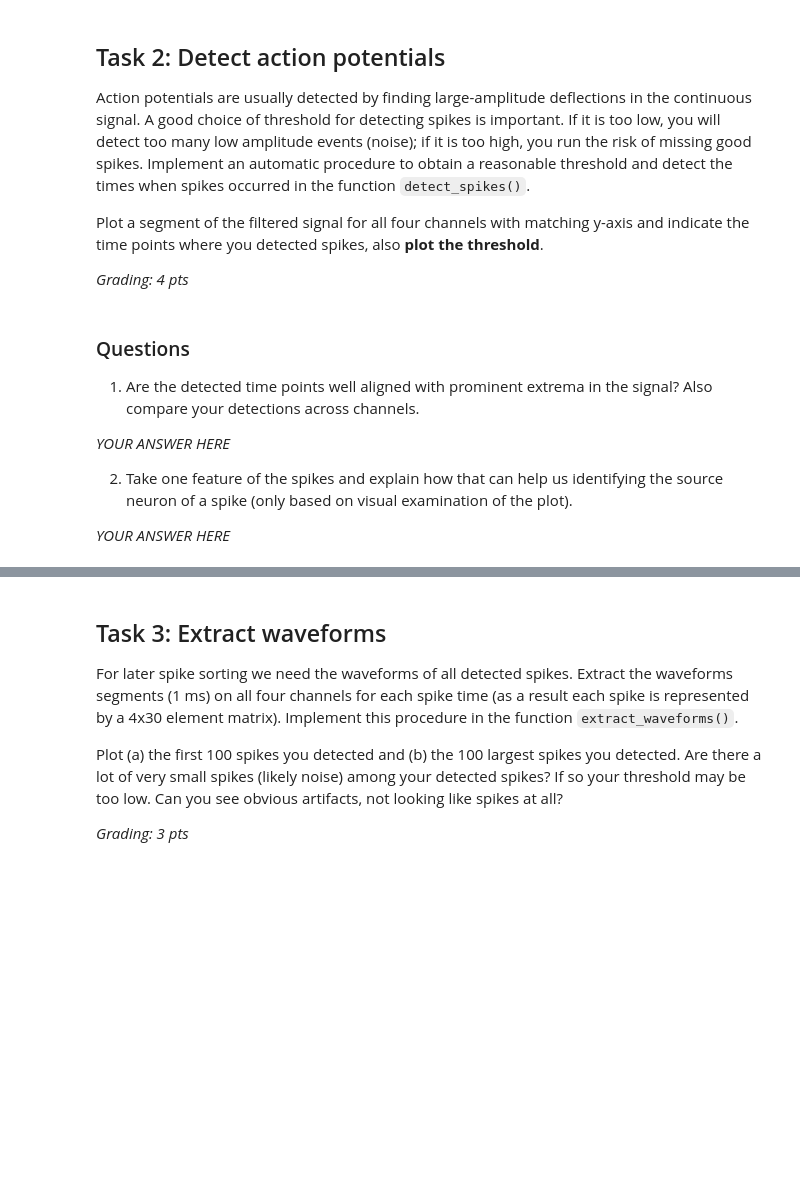
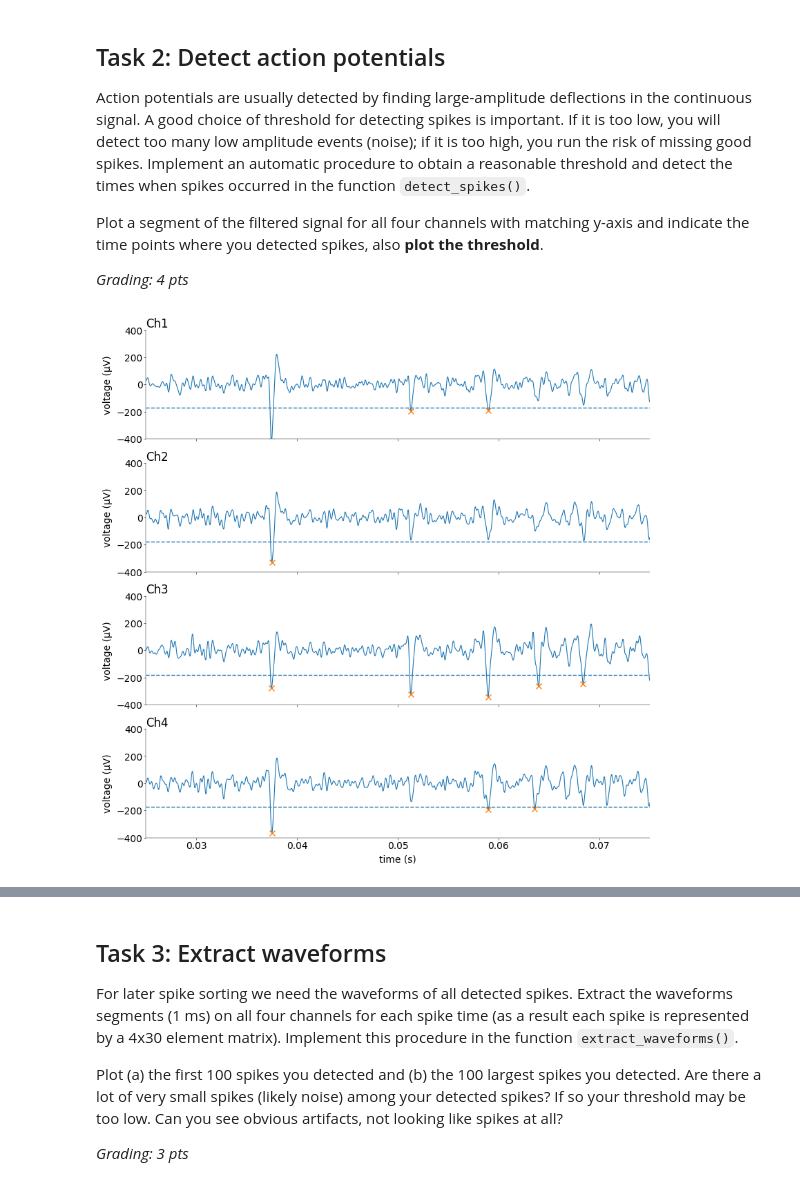
Before and after one commit to moistsoy/Neural-Data-Science, a Jupyter notebook: Lab1/notebooks/CodingLab1.ipynb, the cells around one changed output, grey strips where cells are left out. Cells and saved outputs as stored; diff of their text form; code cells hidden in the pictures; blank space fills up the shorter version.

Commit message:
feat and doc: Task 2; Amplitude finding and action potential detection after filtering

```diff
--- a/Lab1/notebooks/CodingLab1.ipynb
+++ b/Lab1/notebooks/CodingLab1.ipynb
@@ -136,9 +136,9 @@ def filter_signal(
     low_cut = low / nyquist
     high_cut = high / nyquist
 
-    b, a = butter(order, [low_cut, high_cut], btype="bandpass")
+    b, a = signal.butter(order, [low_cut, high_cut], btype="bandpass")
 
-    y = pd.DataFrame(filtfilt(b, a, x, axis=0), index=x.index, columns=x.columns)
+    y = pd.DataFrame(signal.filtfilt(b, a, x, axis=0), index=x.index, columns=x.columns)
 
     return y
 # %%
@@ -254,46 +254,62 @@ def detect_spikes(
     # --------------------------------------------------------------
     # compute the robust s.d. and calculate the threshold (0.5 pts)
     # --------------------------------------------------------------
+    sigma = np.median(np.abs(x)) / 0.6745
+
+    threshold = -N * sigma
 
     # --------------------------
     # find all spikes (1.5 pts)
     # --------------------------
+    # refractory period from ms to samples
+    distance = int(lockout * fs / 1000)
 
-    pass
+    # fNegative spikes by looking for peaks in -x
+    s, _ = signal.find_peaks(-x, height=-threshold, distance=distance)
+
+    # convert sample indices to time in ms
+    t = s / fs * 1000
+
+    return s, t, threshold
 # %%
 mosaic = [
     ["Ch1"],
     ["Ch2"],
     ["Ch3"],
     ["Ch4"],
 ]
+
 fig, ax = plt.subplot_mosaic(
     mosaic=mosaic, figsize=(8, 8), layout="constrained", dpi=100
 )
 
 # ------------------------------------------------------------------------------
 # plot signal, threshold and detected spikes and answer the questions (1+1 pts)
 # ------------------------------------------------------------------------------
 
+T = len(y)  # or use a smaller window if needed
+t = np.arange(T) / fs
+
 for i, col in enumerate(cols):
+    s, t_ms, threshold = detect_spikes(y[col].to_numpy(), fs=fs, N=5, lockout=1.0)
+    ax[col].plot(t, y[col], linewidth=0.8)
+
+    ax[col].axhline(threshold, linestyle="--")  # Threshold
+
+    # detected spikes
+    s_visible = s[(s / fs >= 0.025) & (s / fs <= 0.075)]
+    ax[col].plot(s_visible / fs, y[col].iloc[s_visible], "x")
 
     ax[col].set_ylim((-400, 400))
     ax[col].set_xlim((0.025, 0.075))
     ax[col].set_ylabel("voltage (μV)")
-
     ax[col].set_title(col, loc="left")
 
     if col != "Ch4":
         ax[col].set_xticklabels([])
     else:
         ax[col].set_xlabel("time (s)")
+
+plt.show()
+# %% [output]
+[figure, added]
-# %% [markdown]
-### Questions
-
-1) Are the detected time points well aligned with prominent extrema in the signal? Also compare your detections across channels.
-
-_YOUR ANSWER HERE_
-
-2) Take one feature of the spikes and explain how that can help us identifying the source neuron of a spike (only based on visual examination of the plot).
-
-_YOUR ANSWER HERE_
```
Also changed, not shown: parts of 2 cells of this notebook.
